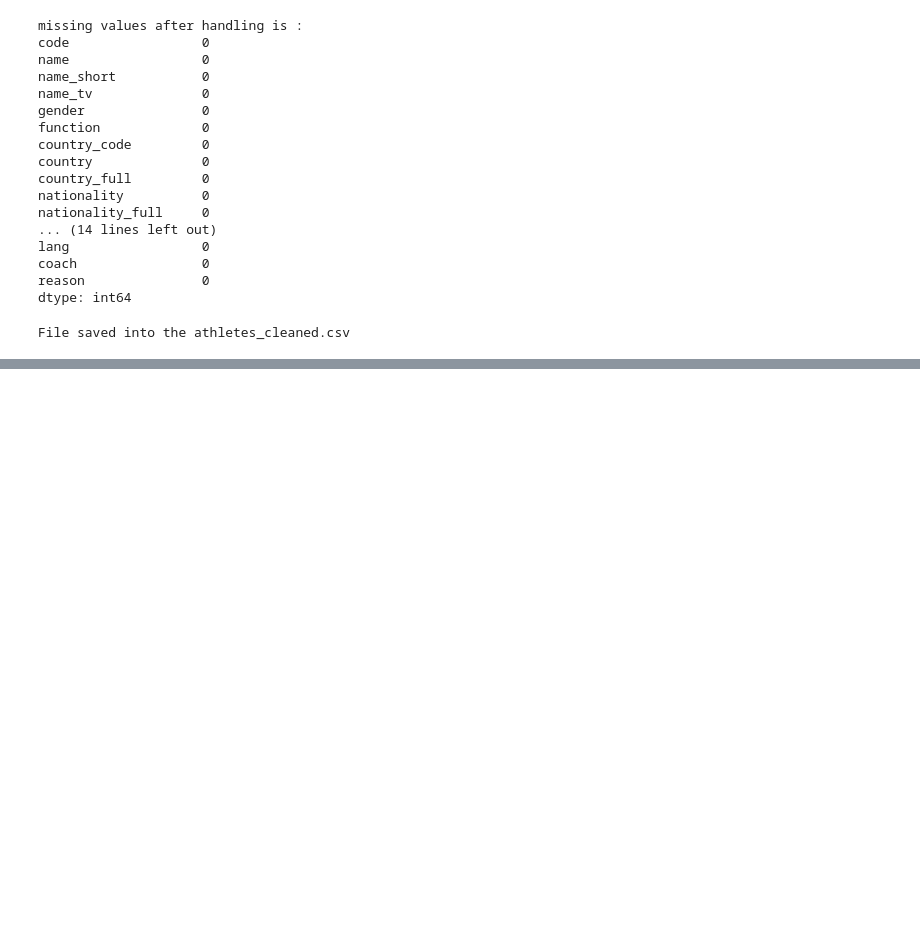
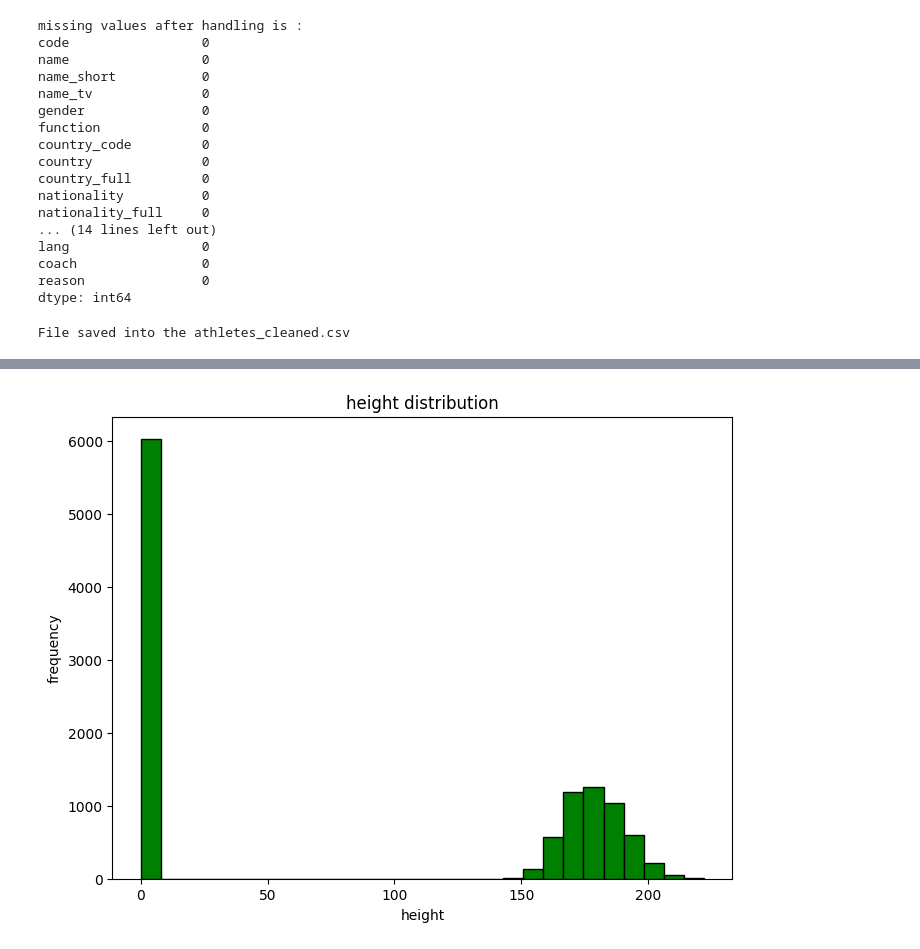
Before and after one commit to Saswankar1/IBM_DataSci, a Jupyter notebook: Class1/handling_null.ipynb, the cells around one changed output, grey strips where cells are left out. Saved outputs shown, nothing was run; the diff lists cells and outputs as text; code cells hidden in the pictures; blank space fills up the shorter version.

```diff
--- a/Class1/handling_null.ipynb
+++ b/Class1/handling_null.ipynb
@@ -220,0 +235,9 @@ File saved into the athletes_cleaned.csv
+# %%
+plt.figure(figsize = (8,6))
+plt.hist(df['height'], bins = 28, color = 'green', edgecolor = 'black') #bins -> interval gap
+plt.title('height distribution')
+plt.xlabel('height')
+plt.ylabel('frequency')
+plt.show()
+# %% [output]
+[figure, added]
```
Also changed, not shown: parts of 12 cells of this notebook.
